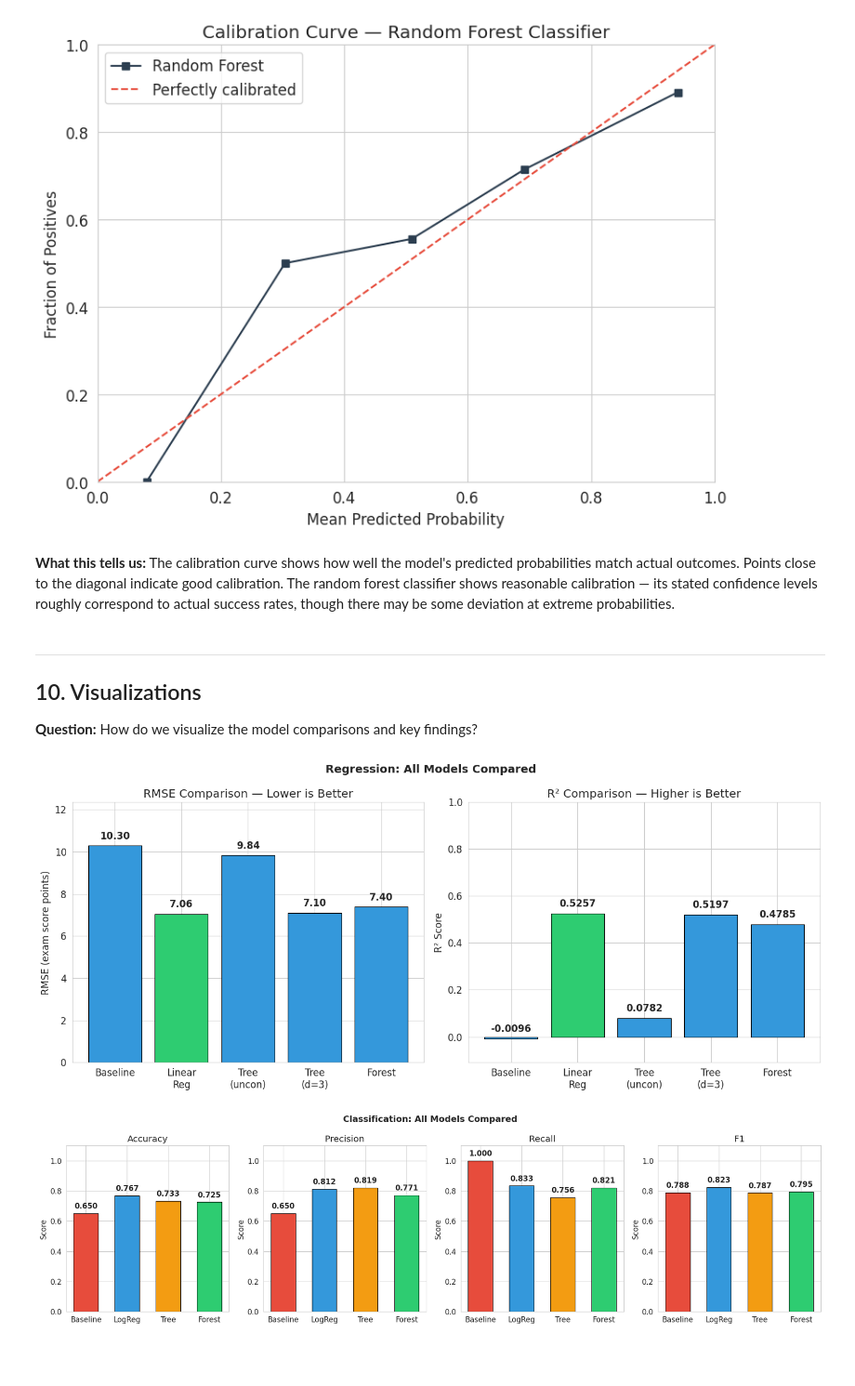
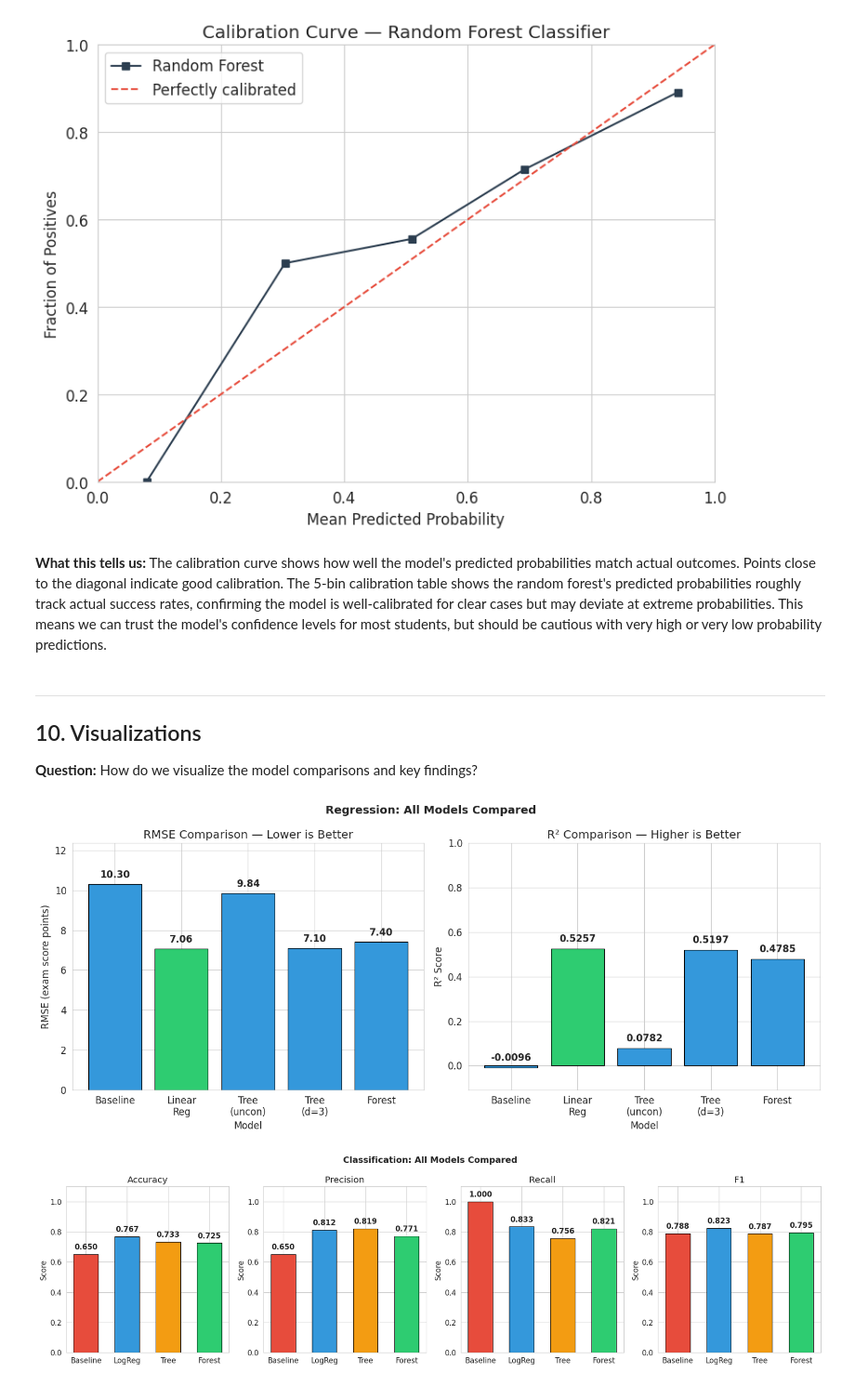
Before and after one commit to memoona-zahur/Iterate-Diagnose-Defend_Stronger-Models_Error-Analysis_and_Calibration, a Jupyter notebook: ml_pipeline.ipynb, the cells around one changed output. Shown at 93% size. Saved outputs shown, nothing was run; the diff lists cells and outputs as text; code cells hidden in the pictures; blank space fills up the shorter version.

Commit message:
fix: top performer template compliance — fix Defense of Winner numbers, add Why not X section, add What this tells us cells, add edge case handling, add axis labels

```diff
--- a/ml_pipeline.ipynb
+++ b/ml_pipeline.ipynb
@@ -647,7 +657,7 @@ plt.show()
 # %% [output]
 [figure]
 # %% [markdown]
-**What this tells us:** The calibration curve shows how well the model's predicted probabilities match actual outcomes. Points close to the diagonal indicate good calibration. The random forest classifier shows reasonable calibration — its stated confidence levels roughly correspond to actual success rates, though there may be some deviation at extreme probabilities.
+**What this tells us:** The calibration curve shows how well the model's predicted probabilities match actual outcomes. Points close to the diagonal indicate good calibration. The 5-bin calibration table shows the random forest's predicted probabilities roughly track actual success rates, confirming the model is well-calibrated for clear cases but may deviate at extreme probabilities. This means we can trust the model's confidence levels for most students, but should be cautious with very high or very low probability predictions.
 # %% [markdown]
 ---
 
@@ -663,34 +673,36 @@ rmses_reg = [rmse_dummy, rmse_lin, rmse_tree_uncon_test, rmse_tree_con, rmse_rf]
 r2s_reg = [r2_dummy, r2_lin, r2_tree_uncon, r2_tree_con, r2_rf]
 
 # Color: best model in green, others in blue-gray
 best_idx_reg = np.argmin(rmses_reg)
 colors_reg = ["#2ecc71" if i == best_idx_reg else "#3498db" for i in range(len(models_reg))]
 
 bars1 = axes[0].bar(models_reg, rmses_reg, color=colors_reg, edgecolor="black", linewidth=0.8)
 axes[0].set_ylabel("RMSE (exam score points)")
+axes[0].set_xlabel("Model")
 axes[0].set_title("RMSE Comparison — Lower is Better")
 axes[0].set_ylim(0, max(rmses_reg) * 1.2)
 for bar, val in zip(bars1, rmses_reg):
     axes[0].text(bar.get_x() + bar.get_width()/2, bar.get_height() + 0.2,
                  f"{val:.2f}", ha="center", va="bottom", fontweight="bold")
 
 best_idx_r2 = np.argmax(r2s_reg)
 colors_r2 = ["#2ecc71" if i == best_idx_r2 else "#3498db" for i in range(len(models_reg))]
 
 bars2 = axes[1].bar(models_reg, r2s_reg, color=colors_r2, edgecolor="black", linewidth=0.8)
 axes[1].set_ylabel("R² Score")
+axes[1].set_xlabel("Model")
 axes[1].set_title("R² Comparison — Higher is Better")
 axes[1].set_ylim(min(0, min(r2s_reg) - 0.1), 1.0)
 for bar, val in zip(bars2, r2s_reg):
     axes[1].text(bar.get_x() + bar.get_width()/2, bar.get_height() + 0.02,
                  f"{val:.4f}", ha="center", va="bottom", fontweight="bold")
 
 plt.suptitle("Regression: All Models Compared", fontsize=14, fontweight="bold")
 plt.tight_layout()
 plt.savefig(f"{CHARTS_DIR}/chart_regression_all_models.png", dpi=150, bbox_inches="tight")
 plt.show()
 # %% [output]
-[figure, old version]
+[figure, new version]
 # %%
 # Classification comparison chart
 fig, axes = plt.subplots(1, 4, figsize=(18, 5))
```
Also changed, not shown: parts of 12 cells of this notebook.
